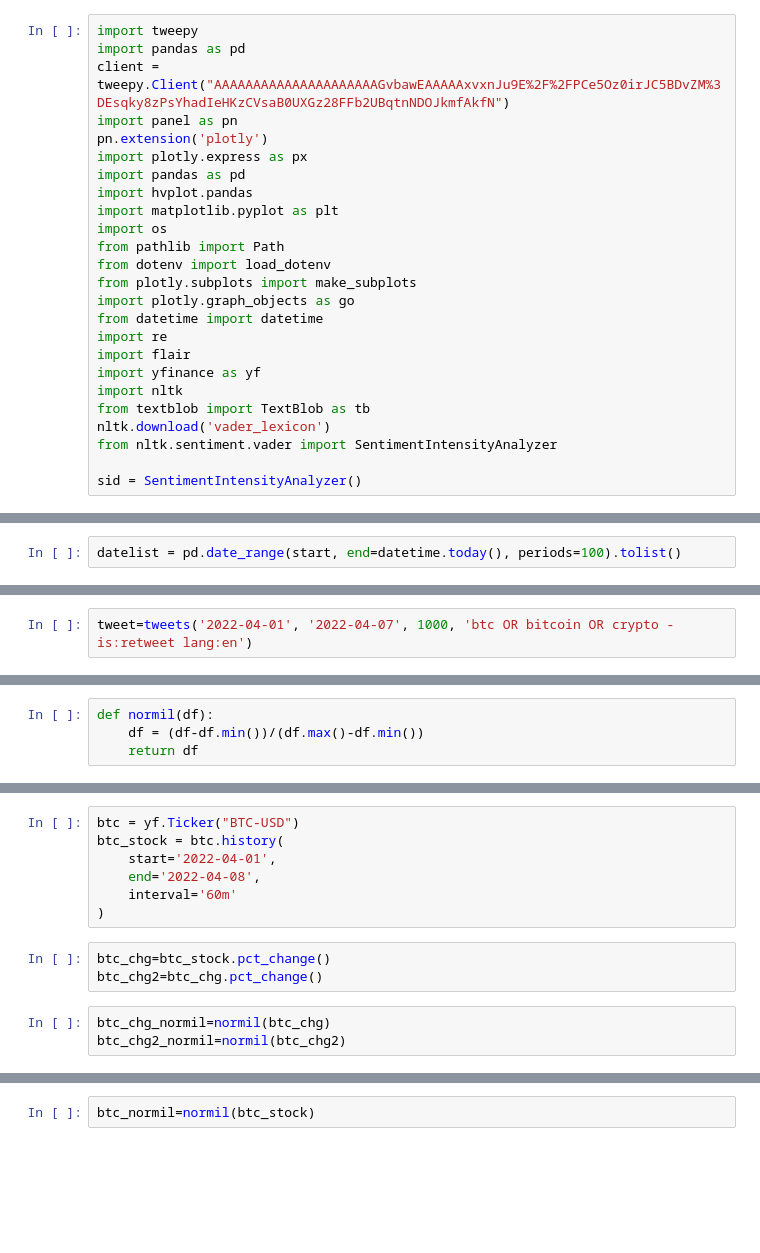
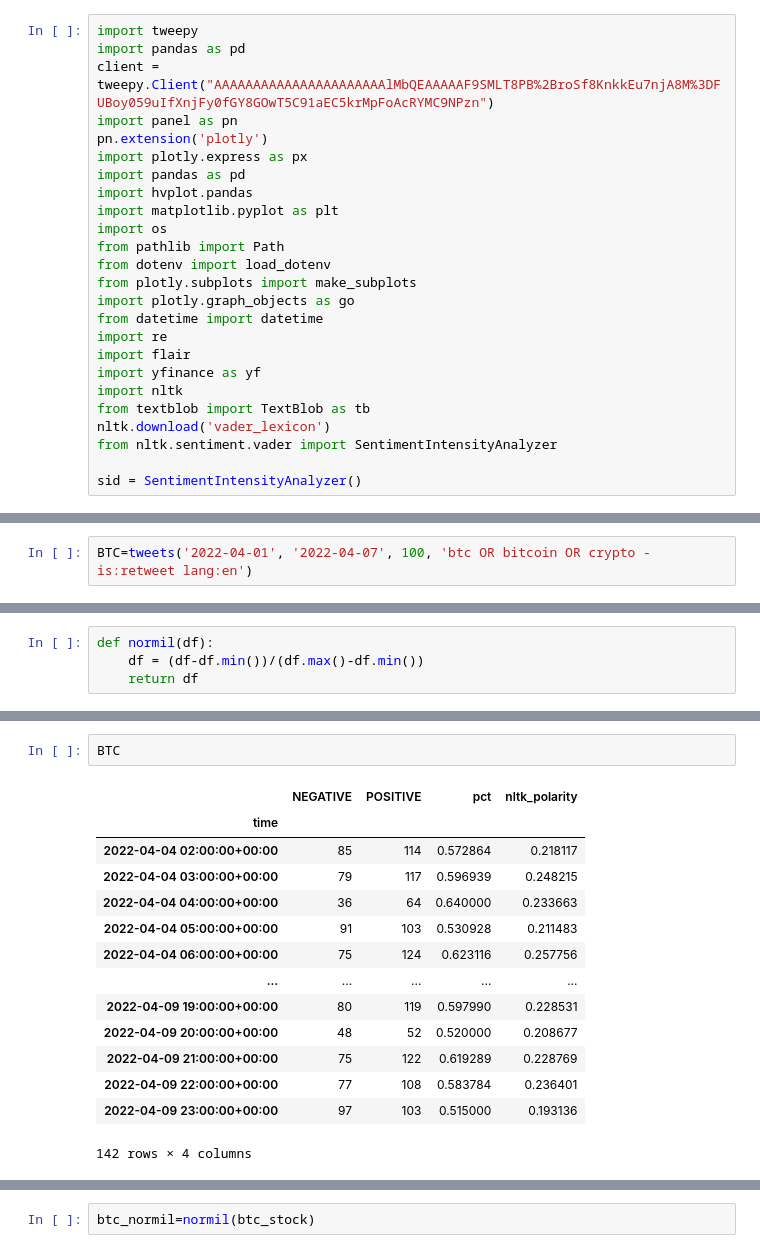
Before and after one commit to LaachH/dream_team, a Jupyter notebook: main.ipynb, the cells around one changed output, grey strips where cells are left out. Cells and saved outputs as stored; diff of their text form; blank space fills up the shorter version.

```diff
--- a/main.ipynb
+++ b/main.ipynb
@@ -1,7 +1,7 @@
 # %%
 import tweepy
 import pandas as pd
-client = tweepy.Client("AAAAAAAAAAAAAAAAAAAAAGvbawEAAAAAxvxnJu9E%2F%2FPCe5Oz0irJC5BDvZM%3DEsqky8zPsYhadIeHKzCVsaB0UXGz28FFb2UBqtnNDOJkmfAkfN")
+client = tweepy.Client("AAAAAAAAAAAAAAAAAAAAAAlMbQEAAAAAF9SMLT8PB%2BroSf8KnkkEu7njA8M%3DFUBoy059uIfXnjFy0fGY8GOwT5C91aEC5krMpFoAcRYMC9NPzn")
 import panel as pn
 pn.extension('plotly')
 import plotly.express as px
@@ -87,2 +57,0 @@ basic_count(query)
-# %%
-datelist = pd.date_range(start, end=datetime.today(), periods=100).tolist()
@@ -132,2 +157,2 @@ def tweets(start_time, end_time, iterations, query):
 # %%
-tweet=tweets('2022-04-01', '2022-04-07', 1000, 'btc OR bitcoin OR crypto -is:retweet lang:en')
+BTC=tweets('2022-04-01', '2022-04-07', 100, 'btc OR bitcoin OR crypto -is:retweet lang:en')
@@ -311,13 +190,17 @@ rolling_3.hvplot(y=['shifted_positive','Close'])
-# %%
-btc = yf.Ticker("BTC-USD")
-btc_stock = btc.history(
-    start='2022-04-01',
-    end='2022-04-08',
-    interval='60m'
-)
-# %%
-btc_chg=btc_stock.pct_change()
-btc_chg2=btc_chg.pct_change()
-# %%
-btc_chg_normil=normil(btc_chg)
-btc_chg2_normil=normil(btc_chg2)
+# %%
+BTC
+# %% [output]
+|  | NEGATIVE | POSITIVE | pct | nltk_polarity |
+| time |  |  |  |  |
+| 2022-04-04 02:00:00+00:00 | 85 | 114 | 0.572864 | 0.218117 |
+| 2022-04-04 03:00:00+00:00 | 79 | 117 | 0.596939 | 0.248215 |
+| 2022-04-04 04:00:00+00:00 | 36 | 64 | 0.640000 | 0.233663 |
+| 2022-04-04 05:00:00+00:00 | 91 | 103 | 0.530928 | 0.211483 |
+| 2022-04-04 06:00:00+00:00 | 75 | 124 | 0.623116 | 0.257756 |
+| ... | ... | ... | ... | ... |
+| 2022-04-09 19:00:00+00:00 | 80 | 119 | 0.597990 | 0.228531 |
+| 2022-04-09 20:00:00+00:00 | 48 | 52 | 0.520000 | 0.208677 |
+| 2022-04-09 21:00:00+00:00 | 75 | 122 | 0.619289 | 0.228769 |
+| 2022-04-09 22:00:00+00:00 | 77 | 108 | 0.583784 | 0.236401 |
+| 2022-04-09 23:00:00+00:00 | 97 | 103 | 0.515000 | 0.193136 |
+142 rows × 4 columns
```
Also changed, not shown: parts of 170 cells of this notebook, 26 other files.
